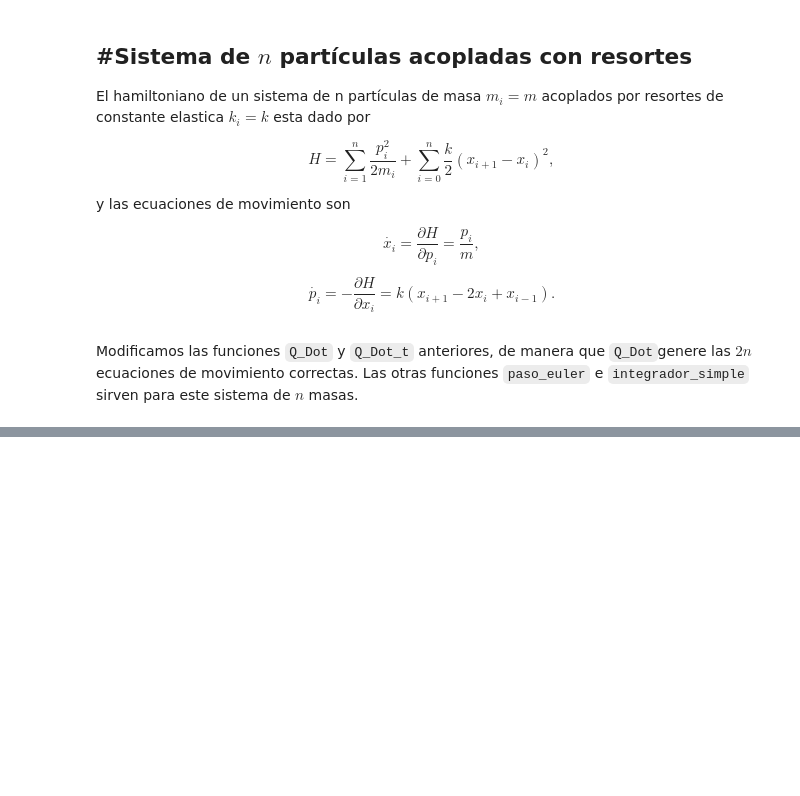
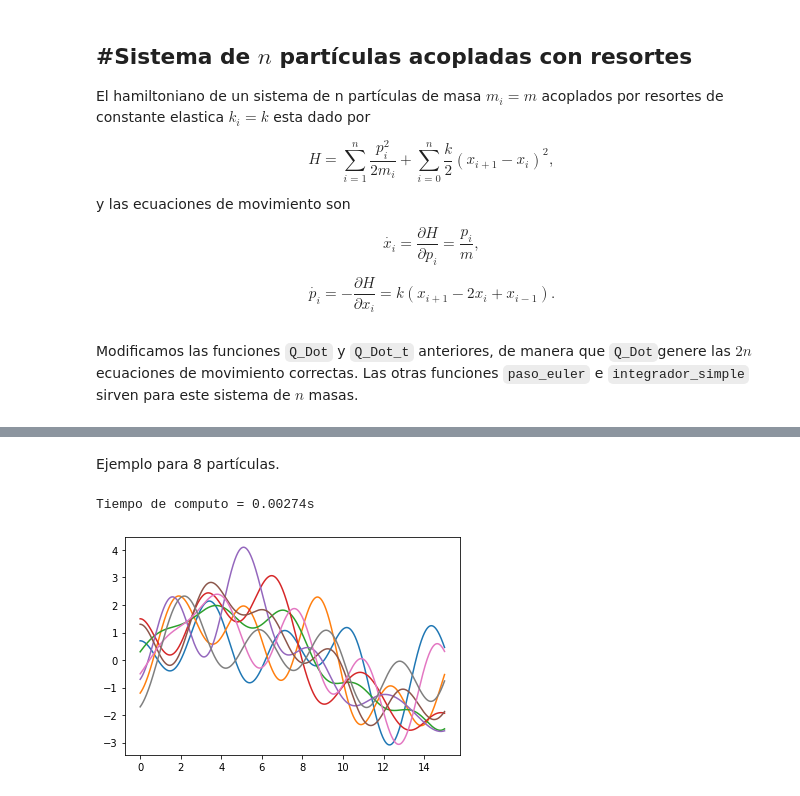
Before and after one commit to htapiagroup/oscilaciones-de-masas-acopladas-por-resortes-JosueJuarez, a Jupyter notebook: Oscilaciones_de_masas_acopladas_por_resorte.ipynb, the cells around one changed output, grey strips where cells are left out. Drawn from its saved outputs; the diff is of its cells as text; code cells hidden in the pictures; blank space fills up the shorter version.

```diff
--- a/Oscilaciones_de_masas_acopladas_por_resorte.ipynb
+++ b/Oscilaciones_de_masas_acopladas_por_resorte.ipynb
@@ -213 +213,14 @@ Tiempo de computo = 0.00103s
 [figure]
+# %% [markdown]
+Ejemplo para 8 partículas.
+# %%
+k = 1
+m = 1
+N = 8 #número de particulas
+t, Q_Traj = integrador_simple(Q_Dot_t_N,[0,15],[0.7, -1.2, 0.3, 1.5, -0.7, 1.3, -0.5, -1.7, 0, 1, 1, 0, 1, 0, 1, 1],.001 ) #2n condiciones iniciales
+
+for i in range(0,N):
+    plt.plot(t,Q_Traj[:,i])
+# %% [output]
+Tiempo de computo = 0.00274s
+[figure, added]
```
Also changed, not shown: parts of 4 cells of this notebook.
